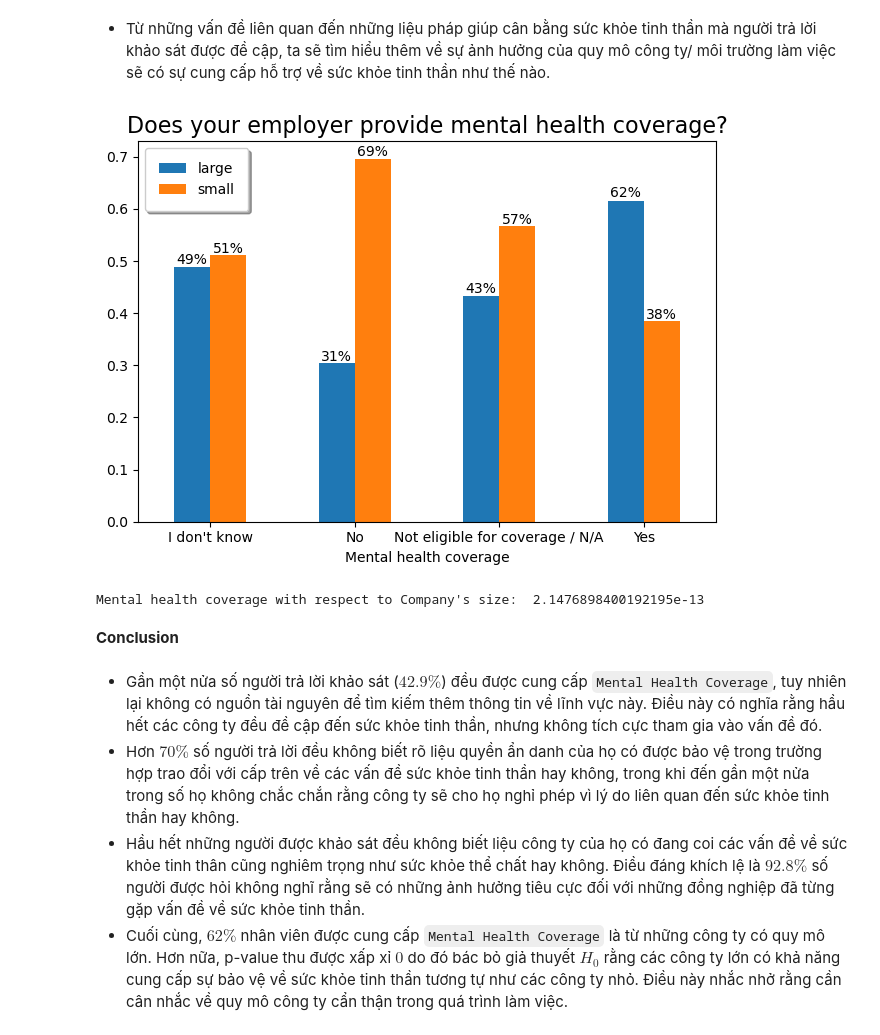
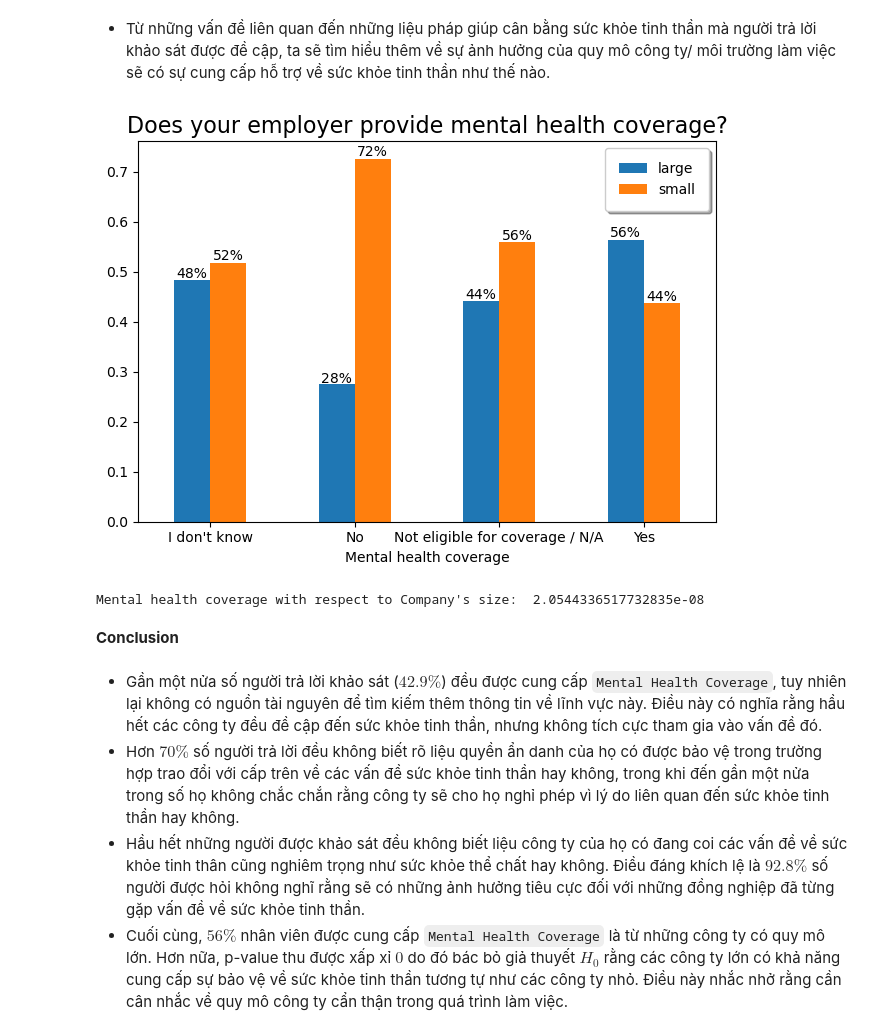
Before and after one commit to iam-Dylan/pfds-final-project, a Jupyter notebook: 4-analyzing.ipynb, the cells around one changed output. Saved outputs shown, nothing was run; the diff lists cells and outputs as text; code cells hidden in the pictures.

```diff
--- a/4-analyzing.ipynb
+++ b/4-analyzing.ipynb
@@ -123,28 +123,28 @@ small = ['1-5', '6-25', '26-100']
 isSmall = tech_df['comp_no_empl'].str.contains('|'.join(small))
 tech_df['company_type'] = np.where(tech_df['comp_no_empl'].str.contains('|'.join(small)), 'small', 'large')
 # %%
-cbf = pd.crosstab(df['mh_coverage_flag'], df['company_type'])
-bbf = pd.crosstab(df['mh_coverage_flag'], df['company_type'], normalize='index').plot.bar(rot=0)
+cbf = pd.crosstab(tech_df['mh_coverage_flag'], tech_df['company_type'])
+bbf = pd.crosstab(tech_df['mh_coverage_flag'], tech_df['company_type'], normalize='index').plot.bar(rot=0)
 plt.xlabel("Mental health coverage")
 plt.legend(fancybox=True, framealpha=1, shadow=True, borderpad=1)
 plt.title("Does your employer provide mental health coverage?",fontsize=16)
 for p in bbf.patches:
     width = p.get_width()
     height = p.get_height()
     x, y = p.get_xy()
     bbf.annotate(f'{height:.0%}', (x + width/2, y + height*1.01), ha='center')
 plt.tight_layout()
 plt.show()
 # %% [output]
-[figure, old version]
+[figure, new version]
 # %%
 print("Mental health coverage with respect to Company's size: ", chi2_contingency(cbf)[1])
 # %% [output]
-Mental health coverage with respect to Company's size:  2.1476898400192195e-13
+Mental health coverage with respect to Company's size:  2.0544336517732835e-08
 # %% [markdown]
 **Conclusion**
 # %% [markdown]
 + Gần một nửa số người trả lời khảo sát ($42.9\%$) đều được cung cấp `Mental Health Coverage`, tuy nhiên lại không có nguồn tài nguyên để tìm kiếm thêm thông tin về lĩnh vực này. Điều này có nghĩa rằng hầu hết các công ty đều đề cập đến sức khỏe tinh thần, nhưng không tích cực tham gia vào vấn đề đó.
 + Hơn $70\%$ số người trả lời đều không biết rõ liệu quyền ẩn danh của họ có được bảo vệ trong trường hợp trao đổi với cấp trên về các vấn đề sức khỏe tinh thần hay không, trong khi đến gần một nửa trong số họ không chắc chắn rằng công ty sẽ cho họ nghỉ phép vì lý do liên quan đến sức khỏe tinh thần hay không.
 + Hầu hết những người được khảo sát đều không biết liệu công ty của họ có đang coi các vấn đề về sức khỏe tinh thân cũng nghiêm trọng như sức khỏe thể chất hay không. Điều đáng khích lệ là $92.8\%$ số người được hỏi không nghĩ rằng sẽ có những ảnh hưởng tiêu cực đối với những đồng nghiệp đã từng gặp vấn đề về sức khỏe tinh thần.
-+ Cuối cùng, $62\%$ nhân viên được cung cấp `Mental Health Coverage` là từ những công ty có quy mô lớn. Hơn nữa, p-value thu được xấp xỉ $0$ do đó bác bỏ giả thuyết $H_0$ rằng các công ty lớn có khả năng cung cấp sự bảo vệ về sức khỏe tinh thần tương tự như các công ty nhỏ. Điều này nhắc nhở rằng cần cân nhắc về quy mô công ty cẩn thận trong quá trình làm việc.
++ Cuối cùng, $56\%$ nhân viên được cung cấp `Mental Health Coverage` là từ những công ty có quy mô lớn. Hơn nữa, p-value thu được xấp xỉ $0$ do đó bác bỏ giả thuyết $H_0$ rằng các công ty lớn có khả năng cung cấp sự bảo vệ về sức khỏe tinh thần tương tự như các công ty nhỏ. Điều này nhắc nhở rằng cần cân nhắc về quy mô công ty cẩn thận trong quá trình làm việc.
```
